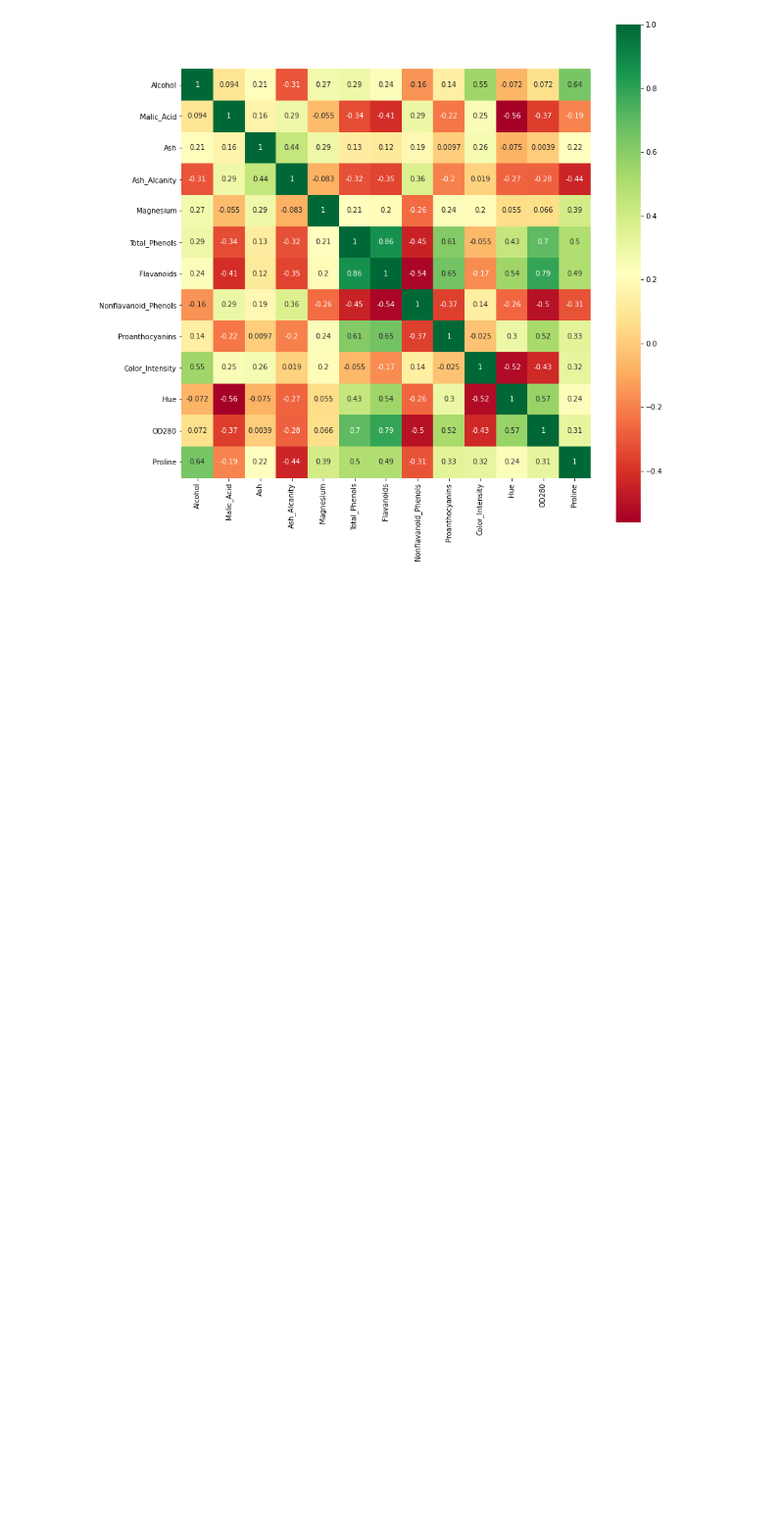
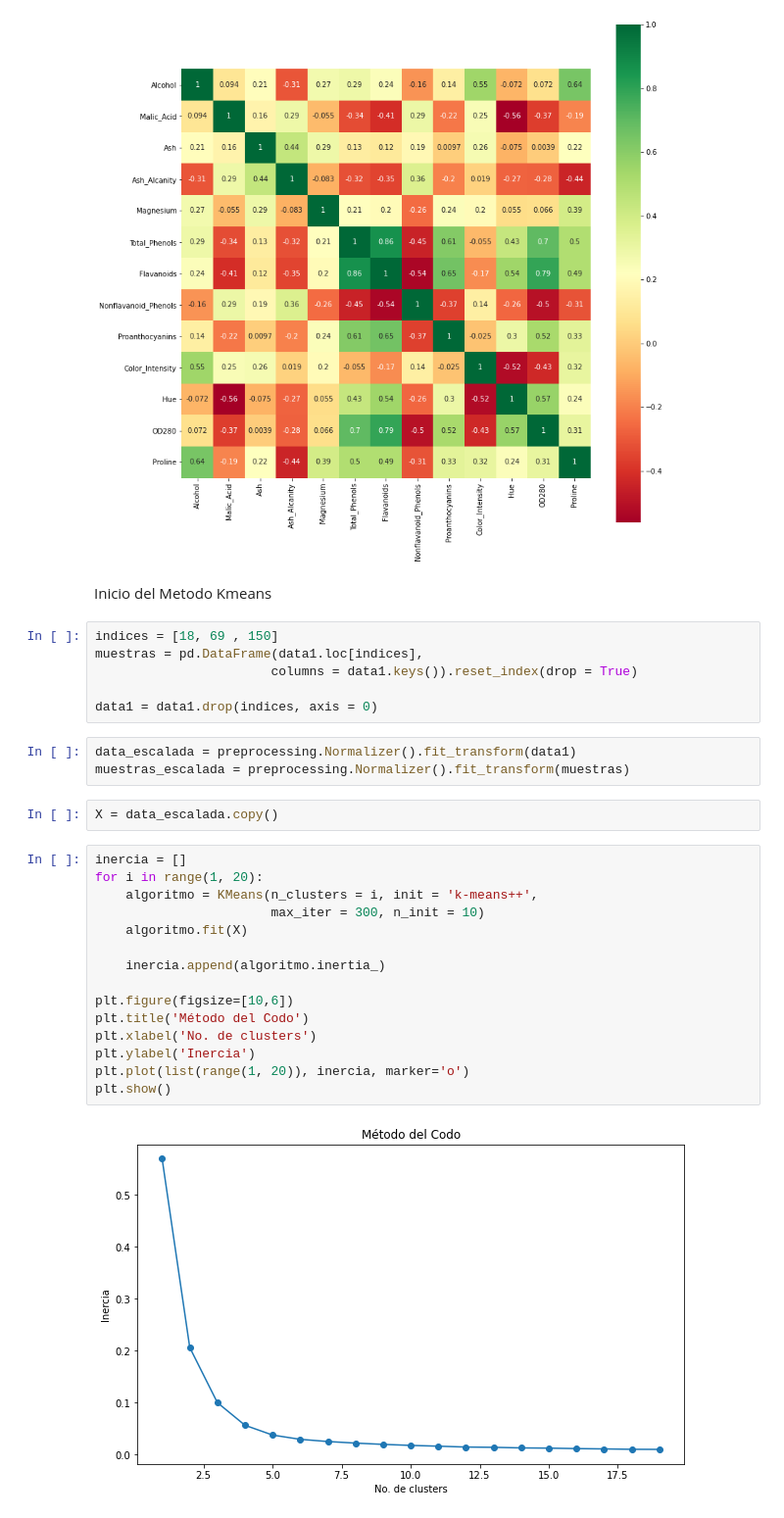
Before and after one commit to DakotaSSL1995/Evaluacion_2_ICINF514, a Jupyter notebook: Solemne 2 Parte 1.ipynb, the cells around one changed output. Shown at 98% size. Drawn from its saved outputs; the diff is of its cells as text; blank space fills up the shorter version.

```diff
--- a/Solemne 2 Parte 1.ipynb
+++ b/Solemne 2 Parte 1.ipynb
@@ -132,3 +115,33 @@ plt.figure(figsize=(13,13))
 p=sns.heatmap(data1.corr(), annot=True,cmap='RdYlGn',square=True)
 # %% [output]
 [figure]
+# %% [markdown]
+Inicio del Metodo Kmeans
+# %%
+indices = [18, 69 , 150]
+muestras = pd.DataFrame(data1.loc[indices],
+                       columns = data1.keys()).reset_index(drop = True)
+
+data1 = data1.drop(indices, axis = 0)
+# %%
+data_escalada = preprocessing.Normalizer().fit_transform(data1)
+muestras_escalada = preprocessing.Normalizer().fit_transform(muestras)
+# %%
+X = data_escalada.copy()
+# %%
+inercia = []
+for i in range(1, 20):
+    algoritmo = KMeans(n_clusters = i, init = 'k-means++',
+                       max_iter = 300, n_init = 10)
+    algoritmo.fit(X)
+
+    inercia.append(algoritmo.inertia_)
+
+plt.figure(figsize=[10,6])
+plt.title('Método del Codo')
+plt.xlabel('No. de clusters')
+plt.ylabel('Inercia')
+plt.plot(list(range(1, 20)), inercia, marker='o')
+plt.show()
+# %% [output]
+[figure, added]
```
Also changed, not shown: parts of 8 cells of this notebook, 1 other file.
